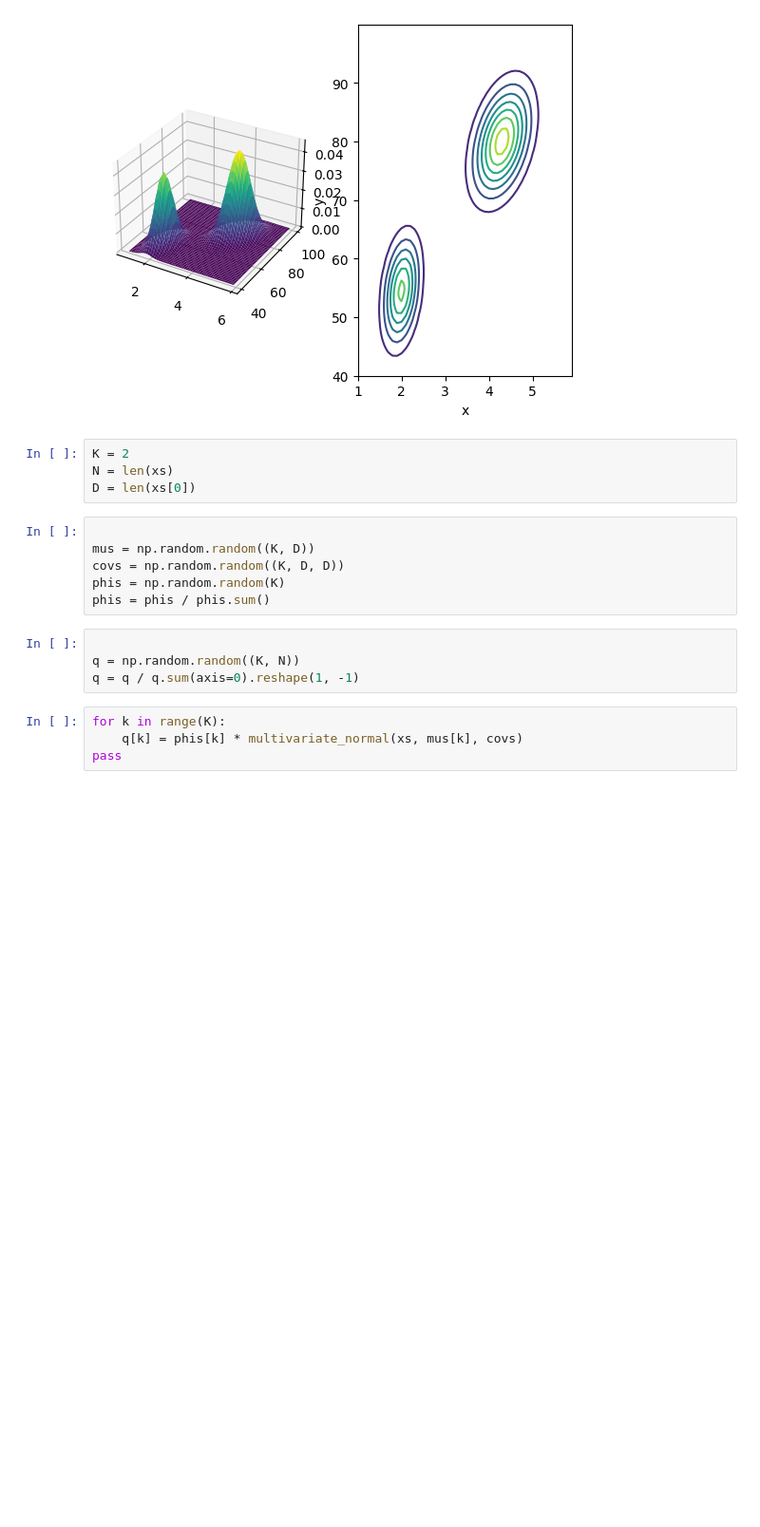
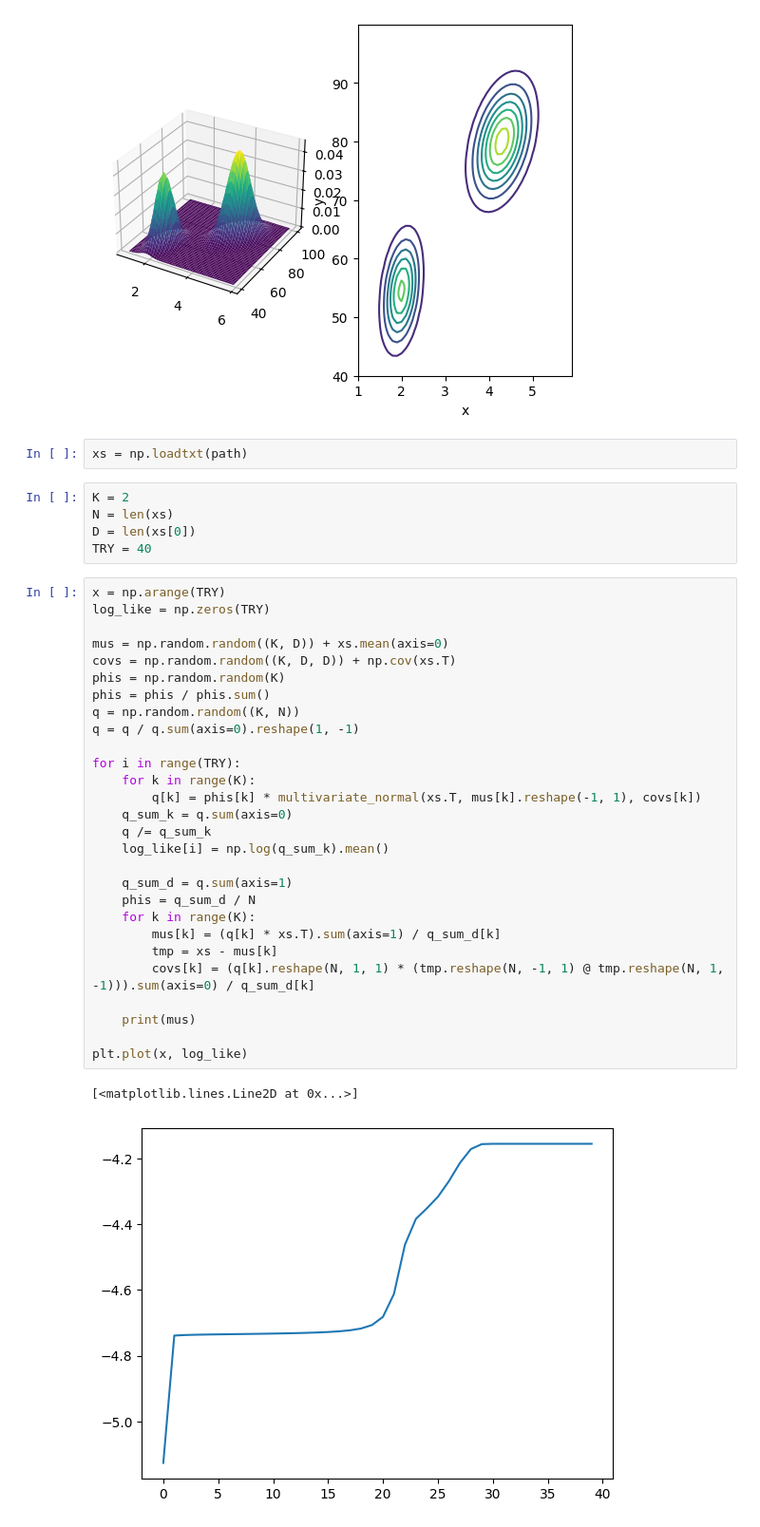
Before and after one commit to takerun0728/generative-model, a Jupyter notebook: gmm.ipynb, the cells around one changed output. Shown at 95% size. Saved outputs shown, nothing was run; the diff lists cells and outputs as text; blank space fills up the shorter version.

```diff
--- a/gmm.ipynb
+++ b/gmm.ipynb
@@ -61,21 +59,41 @@ ax2.contour(X, Y, Z)
 # %% [output]
 <matplotlib.contour.QuadContourSet at 0x...>
 [figure]
+# %%
+xs = np.loadtxt(path)
 # %%
 K = 2
 N = len(xs)
 D = len(xs[0])
+TRY = 40
-# %%
-
-mus = np.random.random((K, D))
-covs = np.random.random((K, D, D))
-phis = np.random.random(K)
-phis = phis / phis.sum()
-# %%
-
-q = np.random.random((K, N))
-q = q / q.sum(axis=0).reshape(1, -1)
-# %%
-for k in range(K):
-    q[k] = phis[k] * multivariate_normal(xs, mus[k], covs)
-pass
+# %%
+x = np.arange(TRY)
+log_like = np.zeros(TRY)
+
+mus = np.random.random((K, D)) + xs.mean(axis=0)
+covs = np.random.random((K, D, D)) + np.cov(xs.T)
+phis = np.random.random(K)
+phis = phis / phis.sum()
+q = np.random.random((K, N))
+q = q / q.sum(axis=0).reshape(1, -1)
+
+for i in range(TRY):
+    for k in range(K):
+        q[k] = phis[k] * multivariate_normal(xs.T, mus[k].reshape(-1, 1), covs[k])
+    q_sum_k = q.sum(axis=0)
+    q /= q_sum_k
+    log_like[i] = np.log(q_sum_k).mean()
+
+    q_sum_d = q.sum(axis=1)
+    phis = q_sum_d / N
+    for k in range(K):
+        mus[k] = (q[k] * xs.T).sum(axis=1) / q_sum_d[k]
+        tmp = xs - mus[k]
+        covs[k] = (q[k].reshape(N, 1, 1) * (tmp.reshape(N, -1, 1) @ tmp.reshape(N, 1, -1))).sum(axis=0) / q_sum_d[k]
+
+    print(mus)
+
+plt.plot(x, log_like)
+# %% [output]
+[<matplotlib.lines.Line2D at 0x...>]
+[figure, added]
```
Also changed, not shown: parts of 3 cells of this notebook, 4 other files.
